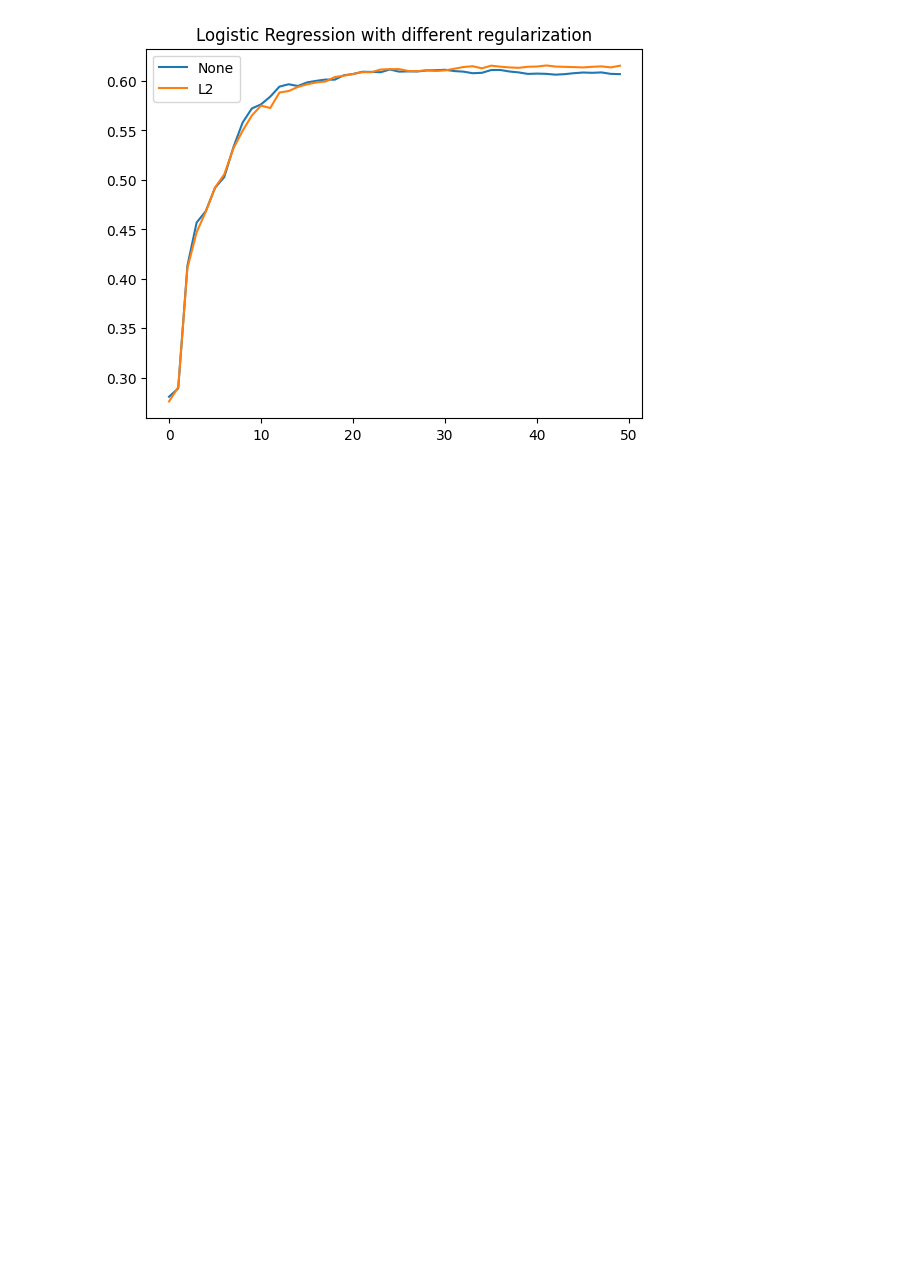
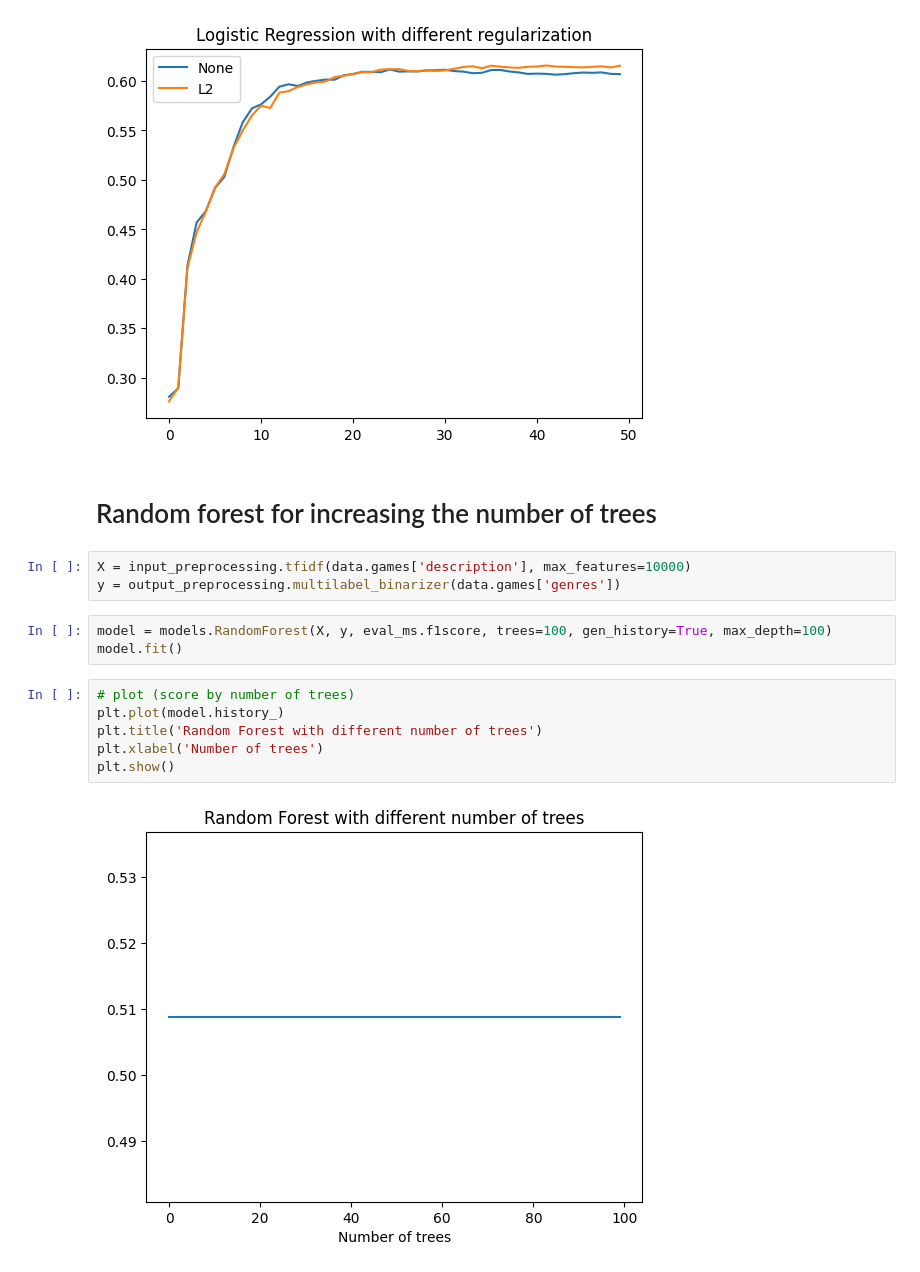
Before and after one commit to PatrykFlama/GameClassifier, a Jupyter notebook: notebooks/plots.ipynb, the cells around one changed output. Cells and saved outputs as stored; diff of their text form; blank space fills up the shorter version.

Commit message:
random forest trees WIP

```diff
--- a/notebooks/plots.ipynb
+++ b/notebooks/plots.ipynb
@@ -293,3 +295,19 @@ plt.title('Logistic Regression with different regularization')
 plt.show()
 # %% [output]
 [figure]
+# %% [markdown]
+# Random forest for increasing the number of trees
+# %%
+X = input_preprocessing.tfidf(data.games['description'], max_features=10000)
+y = output_preprocessing.multilabel_binarizer(data.games['genres'])
+# %%
+model = models.RandomForest(X, y, eval_ms.f1score, trees=100, gen_history=True, max_depth=100)
+model.fit()
+# %%
+# plot (score by number of trees)
+plt.plot(model.history_)
+plt.title('Random Forest with different number of trees')
+plt.xlabel('Number of trees')
+plt.show()
+# %% [output]
+[figure, added]
```
Also changed, not shown: parts of 2 cells of this notebook.
